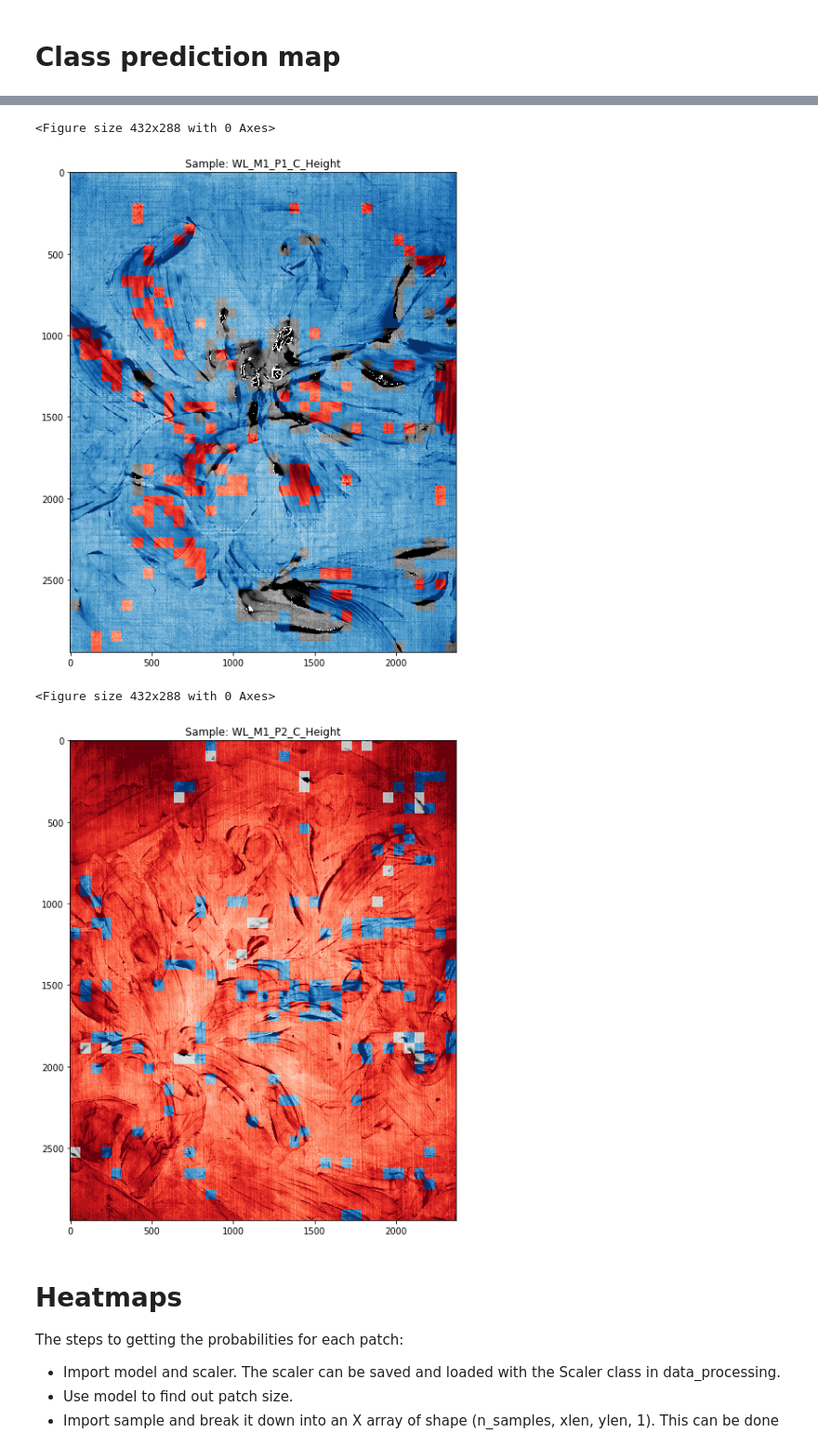
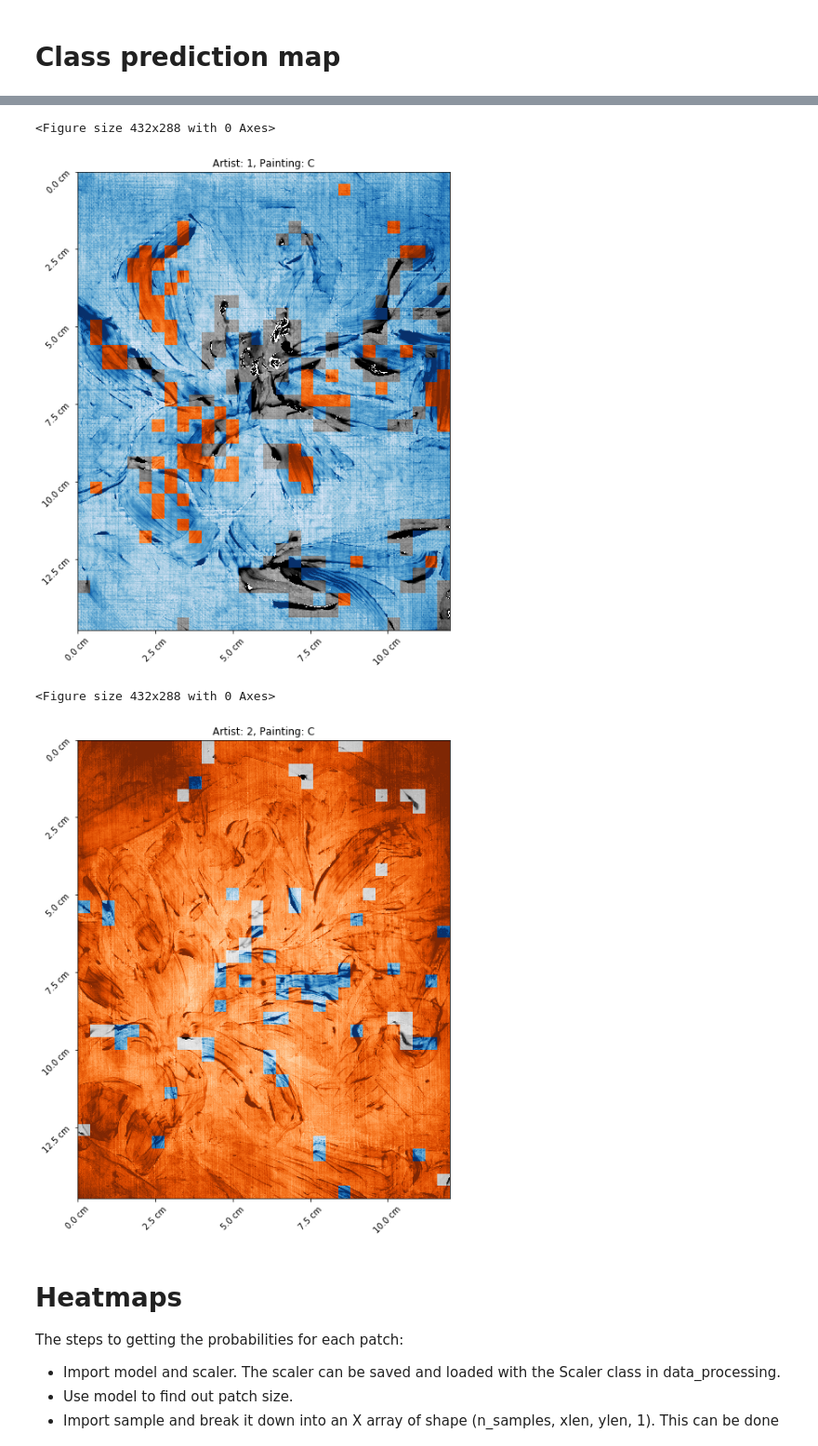
Before and after one commit to modw/painter-id, a Jupyter notebook: Visualizing network.ipynb, the cells around one changed output, grey strips where cells are left out. Shown at 93% size. Saved outputs shown, nothing was run; the diff lists cells and outputs as text; code cells hidden in the pictures.

```diff
--- a/Visualizing network.ipynb
+++ b/Visualizing network.ipynb
@@ -26,10 +26,14 @@ Using TensorFlow backend.
 ### Loading model and data scaler
 # %%
 # load model
-model_name = 'pid-didP1P2_AB_C-155364186782971'
+#tid = '155364186782971' # original, dont delete
+# tid='155417117361633'
+tid = '155628620897057'
+
+model_name = f'pid-didP1P2_AB_C-{tid}'
 model = load_model(f'./models/{model_name}.h5')
 # load scaler
-scaler = Scaler.load_scaler('./scalers/scaler_dataidP1P2_AB_C_patch_size_64_tid155363597940278.scaler')
+scaler = Scaler.load_scaler(f'./scalers/scaler_dataidP1P2_AB_C_patch_size_80_tid{tid}.scaler')
 # %%
 model.summary()
 # %% [output]
@@ -54,7 +58,8 @@ _________________________________________________________________
 ### Importing data and processing for viz
 # %%
 # data folder
-data_folder = '/media/modwyer/1TB_HDD/Downloads/Research-Data/painter-id/Large_12cmX15cm_50umResolution_400Hz/'
+#data_folder = '/media/modwyer/1TB_HDD/Downloads/Research-Data/painter-id/Large_12cmX15cm_50umResolution_400Hz/'
+data_folder = "C:/Users/Marcio/Downloads/Datasets/Research/Painter-ID/Large_12cmX15cm_50umResolution_400Hz/"
 #data_folder = '/home/marcio/Downloads/Research-Data/Large_12cmX15cm_50umResolution_400Hz/'
 
 data_files = ['WL_M1_P1_C_Height.txt']
@@ -249,11 +254,22 @@ def plot_predictions(file, target, scalar, model, vmax=None, vmax_percentile=95)
     if vmax is None:
         vmax = np.nanpercentile(data_array.flatten(), vmax_percentile)
     fig = plt.figure()
-    colormaps = ['Blues', 'Reds', 'Viridis']
+    colormaps = ['Blues', 'Oranges', 'Greens','RdPu' ]
     fig = plt.figure(figsize=(10,10))
     for i,key in enumerate(masked_arrs.keys()):
         plt.imshow(masked_arrs[key], cmap=colormaps[i],
                    vmax=vmax)
+
+        spacing = 0.005 #cm
+        leny, lenx = data_array.shape
+        di = 500
+        xticks = np.arange(0, lenx, di)
+        yticks = np.arange(0, leny, di)
+        def make_ticklabel(ticks):
+            return [str(i*spacing)+" cm" for i in ticks]
+
+        plt.xticks(xticks, make_ticklabel(xticks), rotation=45)
+        plt.yticks(yticks, make_ticklabel(yticks), rotation=45)
 
     # nans
     nans = np.isnan(np.mean(X,axis=(1,2,3))).reshape(pred_shape[0], pred_shape[1])
@@ -262,10 +278,13 @@ def plot_predictions(file, target, scalar, model, vmax=None, vmax_percentile=95)
                    vmax=5500)
     # title
     sample_name = file.split('/')[-1].split('.')[0]
-    plt.title(f'Sample: {sample_name}')
+    artist = sample_name.split('_')[2][1]
+    painting = sample_name.split('_')[3]
+    plt.title(f'Artist: {artist}, Painting: {painting}')
 # %%
-data_folder = '/media/modwyer/1TB_HDD/Downloads/Research-Data/painter-id/Large_12cmX15cm_50umResolution_400Hz/'
+#data_folder = '/media/modwyer/1TB_HDD/Downloads/Research-Data/painter-id/Large_12cmX15cm_50umResolution_400Hz/'
 #data_folder = '/home/marcio/Downloads/Research-Data/Large_12cmX15cm_50umResolution_400Hz/'
+data_folder = "C:/Users/Marcio/Downloads/Datasets/Research/Painter-ID/Large_12cmX15cm_50umResolution_400Hz/"
 
 data_files = ['WL_M1_P1_C_Height.txt',
              'WL_M1_P2_C_Height.txt']
@@ -275,7 +294,7 @@ y_list = [0, 1]
 # %%
 for f, target in zip(files, y_list):
     sample_name = f.split('/')[-1].split('.')[0]
-    plot_predictions(f, y, scaler, model)
-    #plt.savefig(f'./figures/class_prediction_maps/{sample_name}.png',
-    #           dpi=200, bbox_inches = 'tight')
+    plot_predictions(f, target, scaler, model)
+    plt.savefig(f'./figures/class_prediction_maps/{model_name}_{sample_name}.png',
+              dpi=200, bbox_inches = 'tight')
 # %% [output]
@@ -284,7 +303,7 @@ for f, target in zip(files, y_list):
 <Figure size 432x288 with 0 Axes>
-[figure, old version]
+[figure, new version]
 <Figure size 432x288 with 0 Axes>
-[figure, old version]
+[figure, new version]
 # %% [markdown]
 # Heatmaps
 The steps to getting the probabilities for each patch:
```
Also changed, not shown: parts of 5 cells of this notebook, 3 other files.
